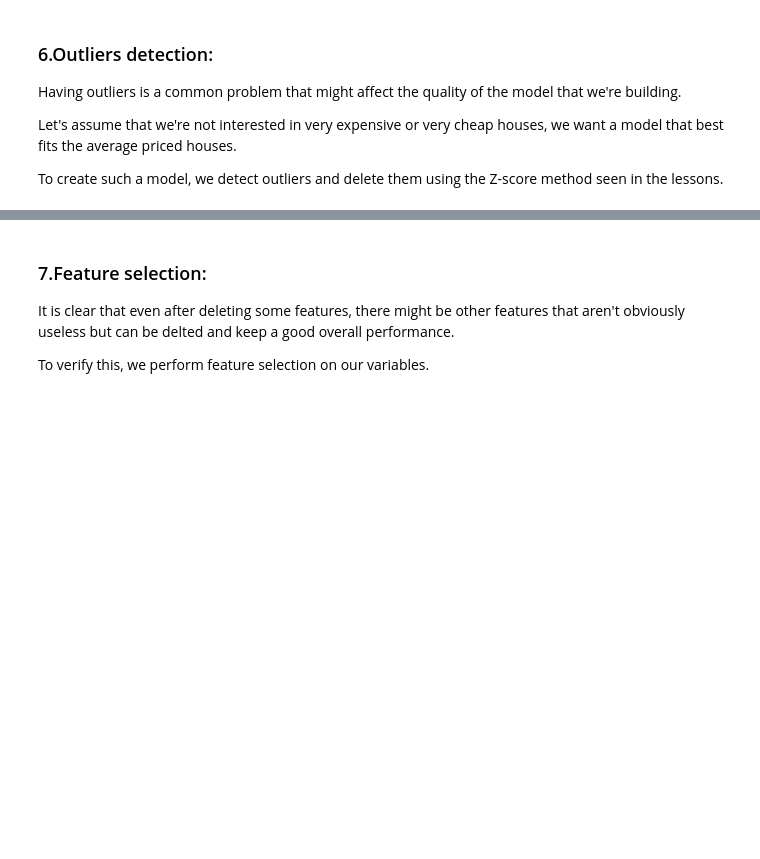
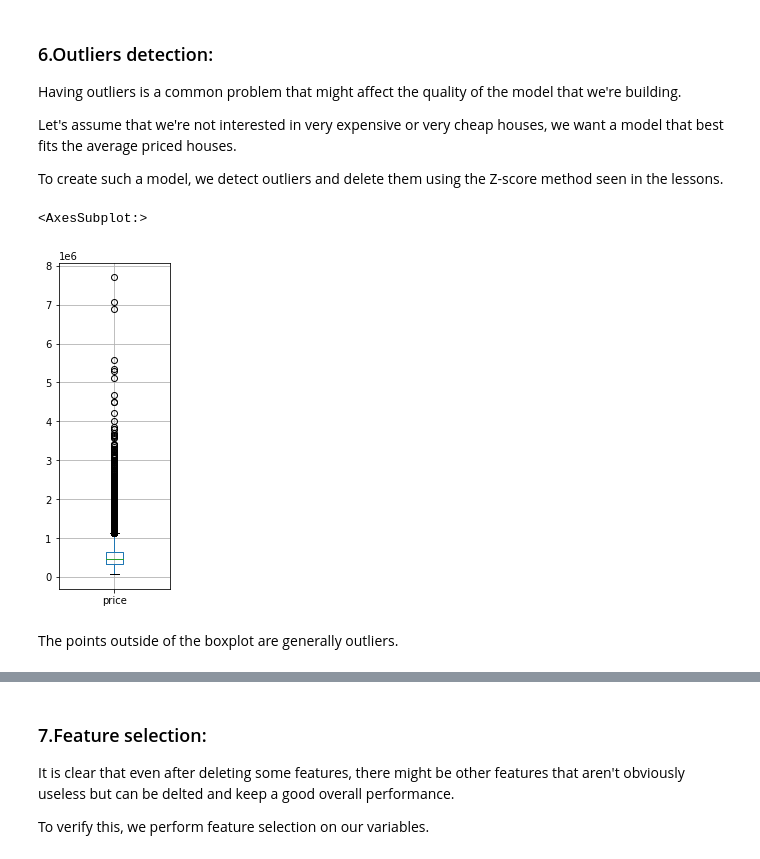
Before and after one commit to kawaremu/CodeLabsAcademy, a Jupyter notebook: Unit 2/Project 2/Data Analytics Project.ipynb, the cells around one changed output, grey strips where cells are left out. Saved outputs shown, nothing was run; the diff lists cells and outputs as text; code cells hidden in the pictures; blank space fills up the shorter version.

```diff
--- a/Unit 2/Project 2/Data Analytics Project.ipynb
+++ b/Unit 2/Project 2/Data Analytics Project.ipynb
@@ -159,3 +294,9 @@ Let's assume that we're not interested in very expensive or very cheap houses, w
 To create such a model, we detect outliers and delete them using the Z-score method seen in the lessons.
 # %%
 # To-Do : detect the outliers then delete them ad delete the column created to calculate the Z-score
+df_housing.boxplot(column='price',figsize=(2,6))
+# %% [output]
+<AxesSubplot:>
+[figure, added]
+# %% [markdown]
+The points outside of the boxplot are generally outliers.
```
Also changed, not shown: parts of 53 cells of this notebook, 1 other file.
